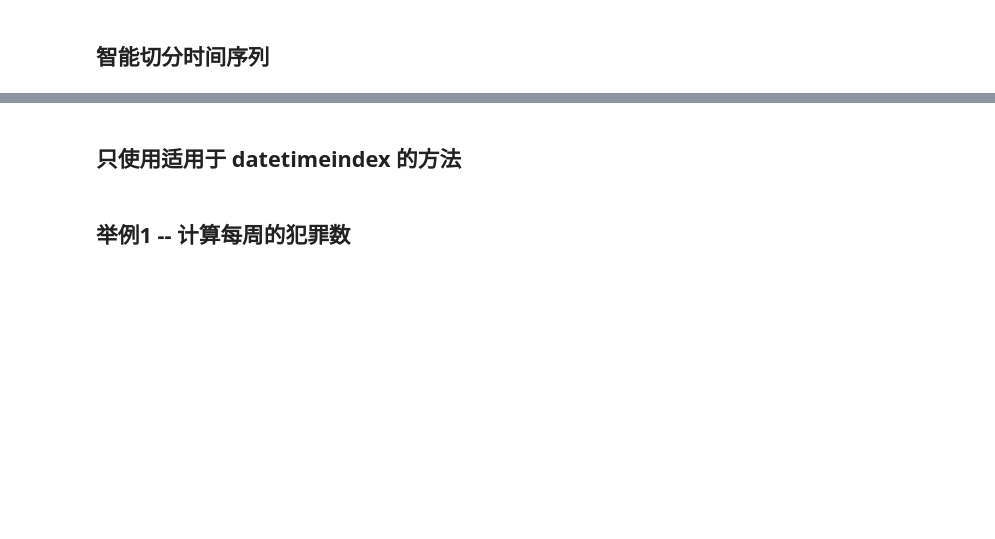
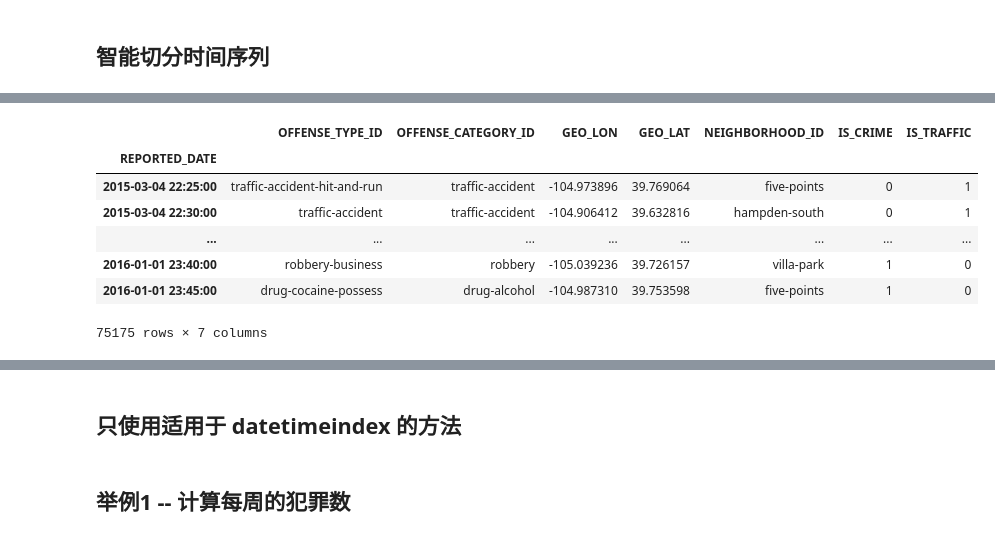
Before and after one commit to 99night66/pandas_study, a Jupyter notebook: 10_时间序列分析.ipynb, the cells around one changed output, grey strips where cells are left out. Saved outputs shown, nothing was run; the diff lists cells and outputs as text; code cells hidden in the pictures; blank space fills up the shorter version.

```diff
--- a/10_时间序列分析.ipynb
+++ b/10_时间序列分析.ipynb
@@ -170,5 +368,14 @@ crime.loc['2015-3-4':'2016-1-1'].sort_index()
 # %%
-crime.loc['2015-3-4 22':'2016-1-123:45:00'].sort_index()
+crime_sorted.loc['2015-3-4 22':'2016-1-1 23:45:00'].sort_index()
+# %% [output]
+|  | OFFENSE_TYPE_ID | OFFENSE_CATEGORY_ID | GEO_LON | GEO_LAT | NEIGHBORHOOD_ID | IS_CRIME | IS_TRAFFIC |
+| REPORTED_DATE |  |  |  |  |  |  |  |
+| 2015-03-04 22:25:00 | traffic-accident-hit-and-run | traffic-accident | -104.973896 | 39.769064 | five-points | 0 | 1 |
+| 2015-03-04 22:30:00 | traffic-accident | traffic-accident | -104.906412 | 39.632816 | hampden-south | 0 | 1 |
+| ... | ... | ... | ... | ... | ... | ... | ... |
+| 2016-01-01 23:40:00 | robbery-business | robbery | -105.039236 | 39.726157 | villa-park | 1 | 0 |
+| 2016-01-01 23:45:00 | drug-cocaine-possess | drug-alcohol | -104.987310 | 39.753598 | five-points | 1 | 0 |
+75175 rows × 7 columns
 # %%
 mem_cat = crime.memory_usage().sum()
 mem_obj = crime.astype({'OFFENSE_TYPE_ID':'object',
```
Also changed, not shown: parts of 59 cells of this notebook.
